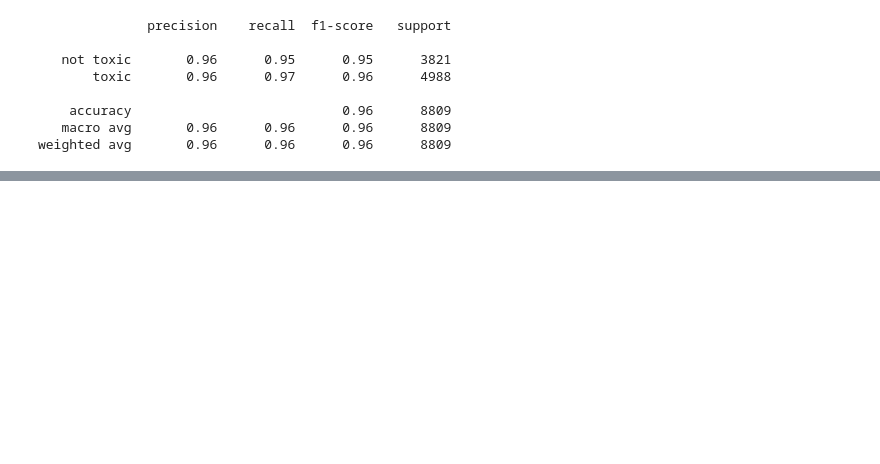
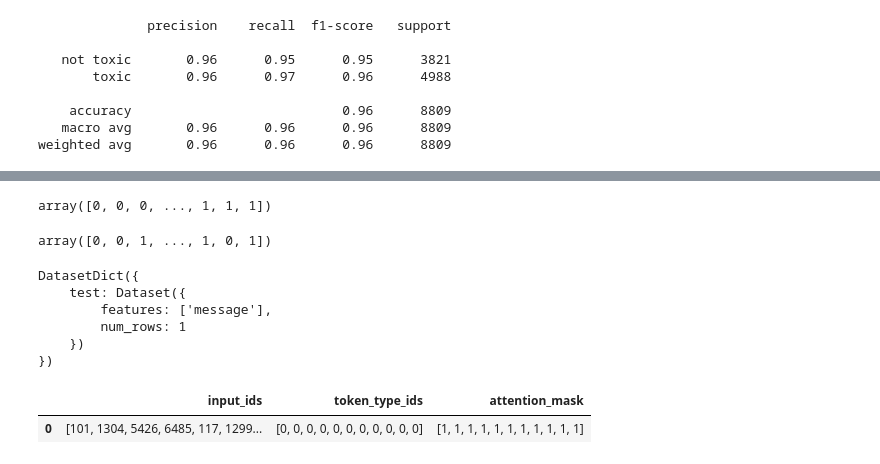
Before and after one commit to schen108/CSC-396-Gaming-Toxicity, a Jupyter notebook: transformer_league.ipynb, the cells around one changed output, grey strips where cells are left out. Saved outputs shown, nothing was run; the diff lists cells and outputs as text; code cells hidden in the pictures; blank space fills up the shorter version.

```diff
--- a/transformer_league.ipynb
+++ b/transformer_league.ipynb
@@ -410,0 +420,33 @@ InvalidParameterError: The 'y_true' parameter of classification_report must be a
+# %%
+y_true
+# %% [output]
+array([0, 0, 0, ..., 1, 1, 1])
+# %%
+y_pred
+# %% [output]
+array([0, 0, 1, ..., 1, 0, 1])
+# %%
+test_data = np.array(['very interesting hero,man that silence on axe'])
+test_df = pd.DataFrame(test_data,columns=['message'])
+# %%
+input_ds = DatasetDict()
+input_ds['test'] = Dataset.from_pandas(test_df)
+input_ds
+# %% [output]
+DatasetDict({
+    test: Dataset({
+        features: ['message'],
+        num_rows: 1
+    })
+})
+# %%
+test_ds_input = input_ds['test'].map(
+    tokenize,
+    batched=True,
+    remove_columns=['message'],
+    # remove_columns=['title', 'description', 'text'],
+)
+test_ds_input.to_pandas()
+# %% [output]
+|  | input_ids | token_type_ids | attention_mask |
+| 0 | [101, 1304, 5426, 6485, 117, 1299... | [0, 0, 0, 0, 0, 0, 0, 0, 0, 0, 0] | [1, 1, 1, 1, 1, 1, 1, 1, 1, 1, 1] |
```
Also changed, not shown: parts of 9 cells of this notebook.
